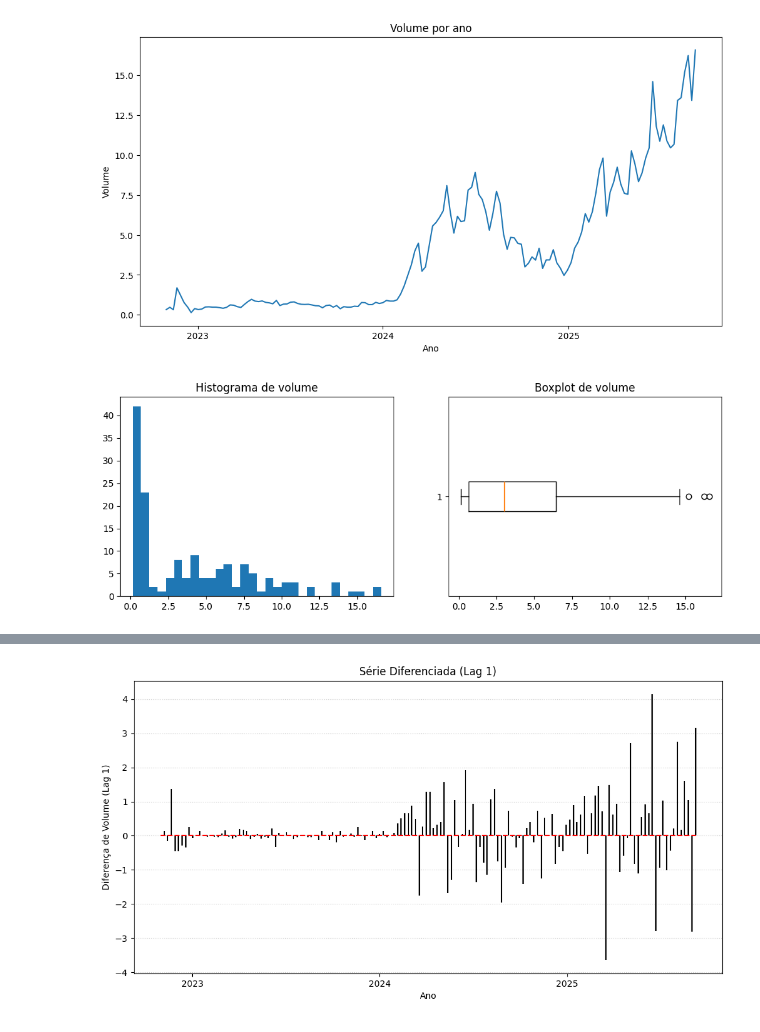
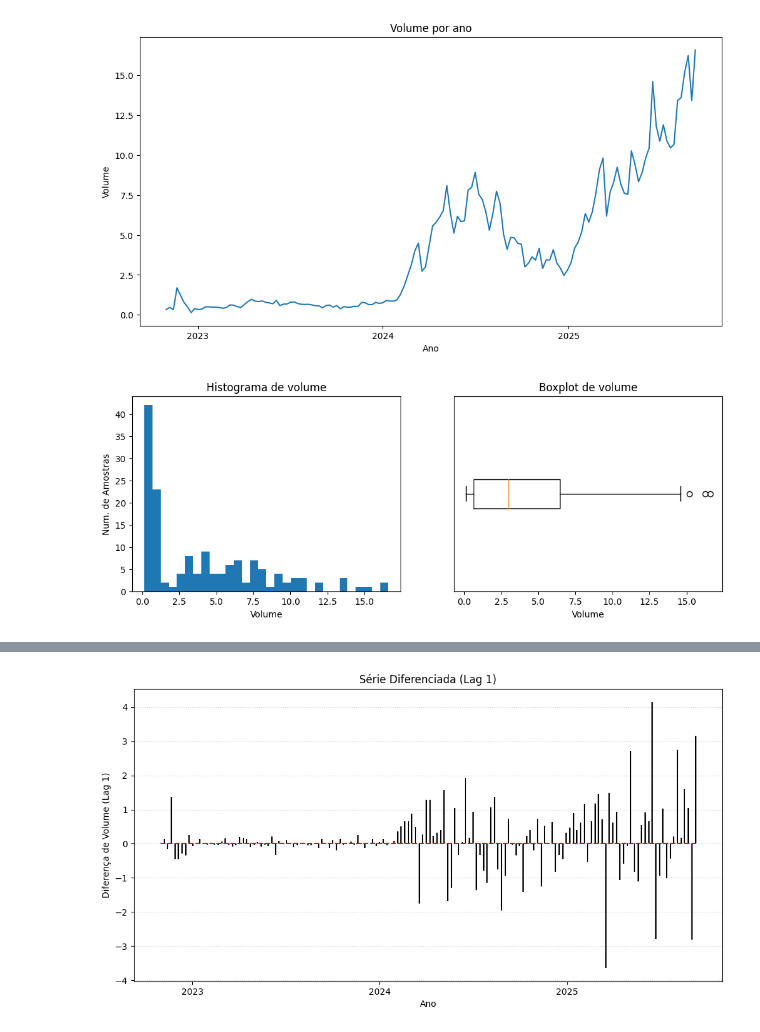
Before and after one commit to Vinasque/series_temporais, a Jupyter notebook: trabalho_a1.ipynb, the cells around one changed output, grey strips where cells are left out. Drawn from its saved outputs; the diff is of its cells as text; code cells hidden in the pictures.

```diff
--- a/trabalho_a1.ipynb
+++ b/trabalho_a1.ipynb
@@ -217,15 +217,19 @@ plt.show()
 # %%
 plt.figure(figsize=(12,4))
 plt.subplot(1,2,1)
 plt.hist(df['volume'].dropna(), bins=30)
 plt.title('Histograma de volume')
+plt.xlabel("Volume")
+plt.ylabel("Num. de Amostras")
 
 plt.subplot(1,2,2)
 plt.boxplot(df['volume'].dropna(), vert=False)
 plt.title('Boxplot de volume')
+plt.yticks([])
+plt.xlabel("Volume")
 plt.show()
 # %% [output]
-[figure, old version]
+[figure, new version]
 # %% [markdown]
 Os gráficos sugerem fortemente que a série é não-estacionária, já que:
 1.  *Há tendência de crescimento:* Temos uma tendência de alta no `volume` ao longo do período analisado, indicando que a média da série não é constante.
```
Also changed, not shown: parts of 20 cells of this notebook.
